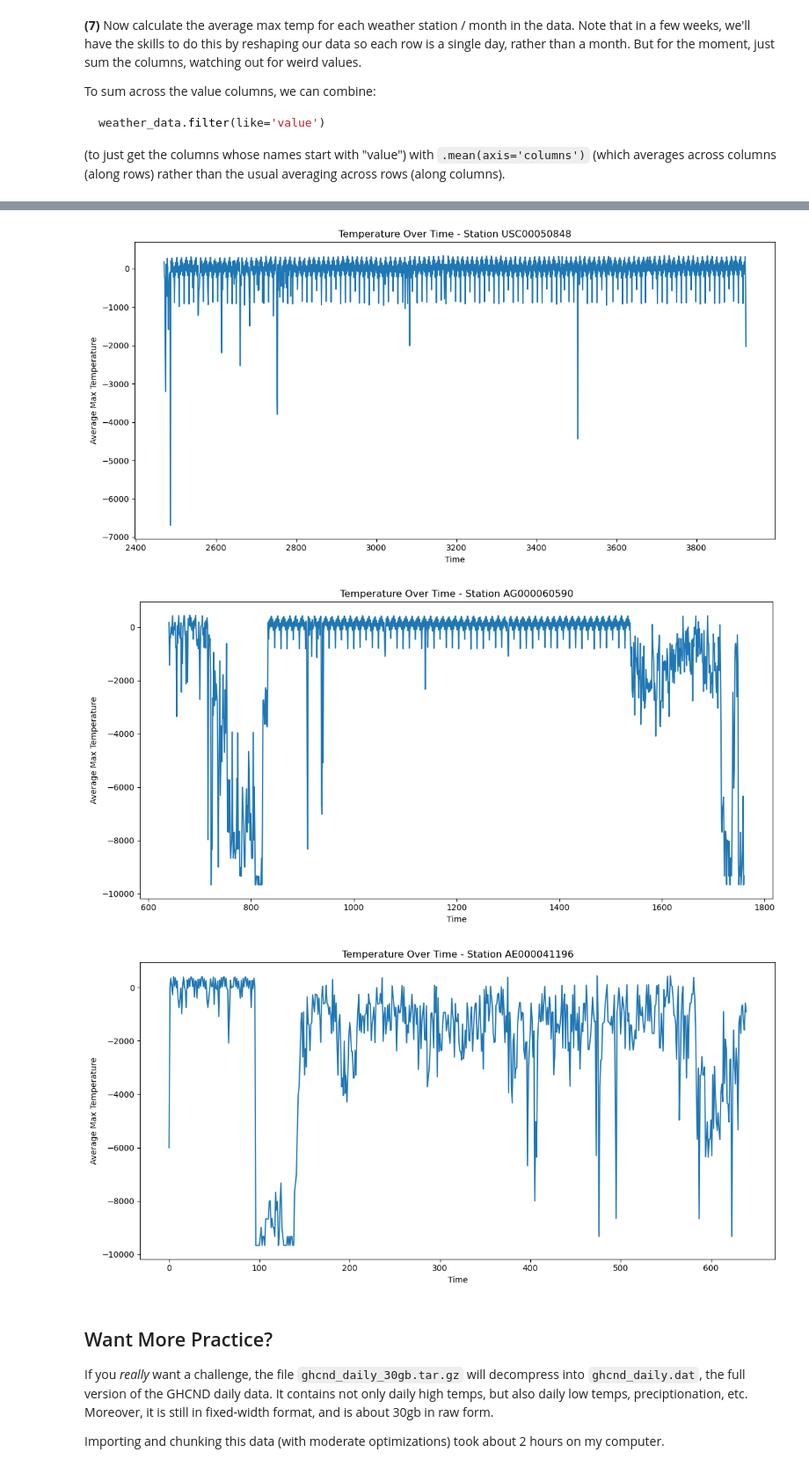
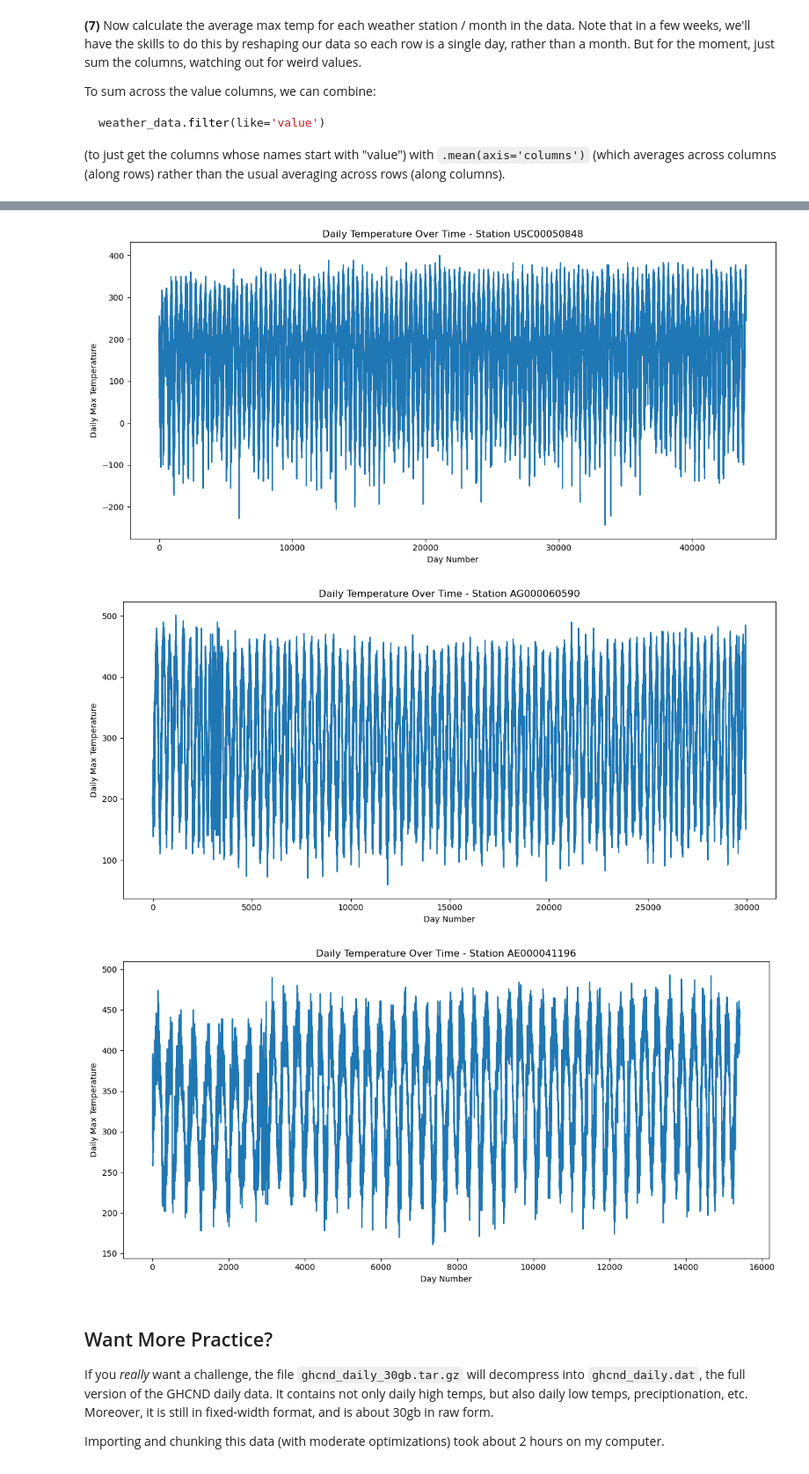
Before and after one commit to matthewtfischer/october-21, a Jupyter notebook: exercise_bigdata.ipynb, the cells around one changed output, grey strips where cells are left out. Shown: that part at 88% size. Saved outputs shown, nothing was run; the diff lists cells and outputs as text; code cells hidden in the pictures.

```diff
--- a/exercise_bigdata.ipynb
+++ b/exercise_bigdata.ipynb
@@ -150,10 +150,16 @@ weather_data.filter(like='value')
 
 (to just get the columns whose names start with "value") with `.mean(axis='columns')` (which averages across columns (along rows) rather than the usual averaging across rows (along columns).
 # %%
+import numpy as np
+
 # Get only the value columns (daily temperatures)
 temp_values = final_data.filter(like='value')
 
+# Replace -9999 (missing data indicator) with NaN before calculating averages
+temp_values = temp_values.replace(-9999, np.nan)
+
 # Calculate average max temp across all days in each month
+# Using nanmean behavior: .mean() automatically ignores NaN values
 final_data['avg_max_temp'] = temp_values.mean(axis='columns')
 
 # Group by station and month to see the results
@@ -198,29 +204,40 @@ See the caveats in the documentation: https://pandas.pydata.org/pandas-docs/stab
 **NOTE:** If your plot has little horizontal lines at the tops and bottoms of the temperature plots connecting perfectly vertical temperature lines, it means you made a mistake in how you plotted your data!
 # %%
 import matplotlib.pyplot as plt
+import numpy as np
 
 # Create a separate plot for each station
 for station in stations_to_keep:
     station_data = final_data[final_data['id'] == station].copy()
 
     # Sort by date to ensure proper chronological plotting
     station_data = station_data.sort_values(['year', 'month'])
 
-    # Reset index to get sequential values for plotting
-    station_data = station_data.reset_index(drop=True)
+    # Extract all daily temperatures from the value columns
+    temp_values = station_data.filter(like='value')
+
+    # Replace -9999 (missing data indicator) with NaN
+    temp_values = temp_values.replace(-9999, np.nan)
+
+    # Flatten all daily temperatures into a single array
+    # Each row has up to 31 daily values, we need to extract them all
+    all_temps = []
+    for idx, row in temp_values.iterrows():
+        daily_temps = row.dropna().values  # Remove NaN values (for months with <31 days and missing data)
+        all_temps.extend(daily_temps)
 
     # Create the plot
     plt.figure(figsize=(12, 6))
-    plt.plot(station_data.index, station_data['avg_max_temp'])
-    plt.title(f'Temperature Over Time - Station {station}')
-    plt.xlabel('Time')
-    plt.ylabel('Average Max Temperature')
+    plt.plot(range(len(all_temps)), all_temps)
+    plt.title(f'Daily Temperature Over Time - Station {station}')
+    plt.xlabel('Day Number')
+    plt.ylabel('Daily Max Temperature')
     plt.tight_layout()
     plt.show()
 # %% [output]
-[figure, old version]
+[figure, new version]
-[figure, old version]
+[figure, new version]
-[figure, old version]
+[figure, new version]
 # %% [markdown]
 ## Want More Practice?
 
```
Also changed, not shown: parts of 1 cell of this notebook.
